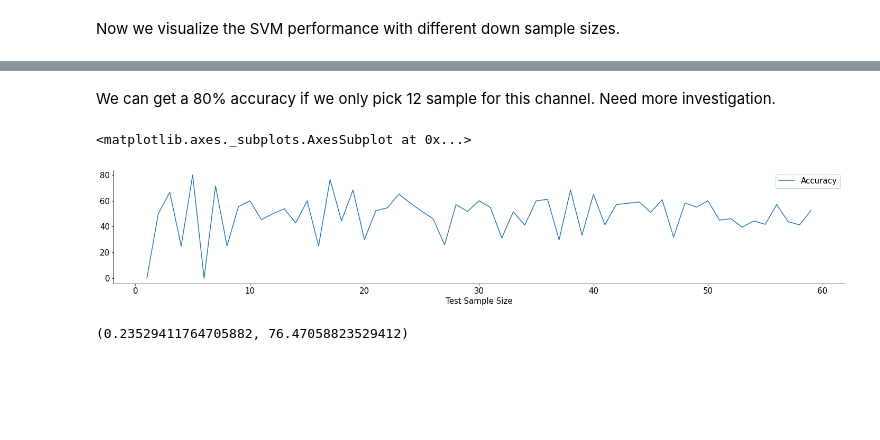
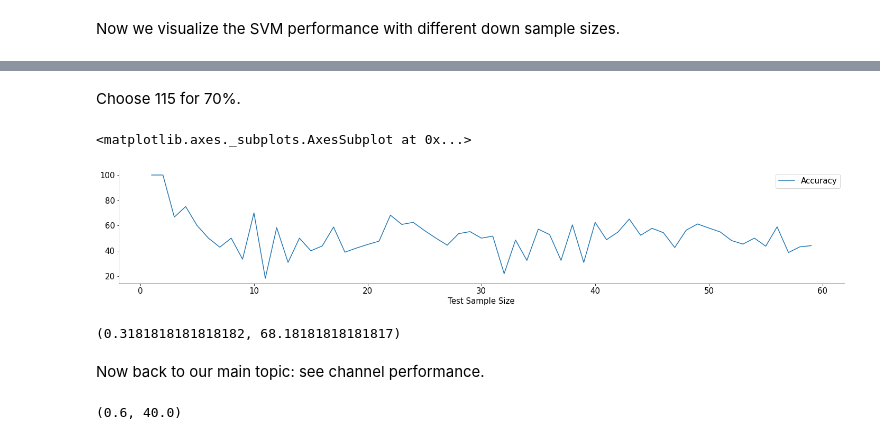
Before and after one commit to TugaAhmed/ECoG_motor_imagery, a Jupyter notebook: projects/ECoG/code/ECoG_workflow.ipynb, the cells around one changed output, grey strips where cells are left out. Saved outputs shown, nothing was run; the diff lists cells and outputs as text; code cells hidden in the pictures; blank space fills up the shorter version.

Commit message:
Update ECoG_workflow.ipynb
Include single channel comparison across participants.

```diff
--- a/projects/ECoG/code/ECoG_workflow.ipynb
+++ b/projects/ECoG/code/ECoG_workflow.ipynb
@@ -62,11 +62,11 @@ def dftime_win(dat):
   dftime = pd.DataFrame(data)
   return dftime
 # %%
-def dat_frame_t(dat, channel_n = 46):
+def dat_frame_t(dat):
   #get dft
   a = dat['V']
   epoch_id=[]
-  for i in range(channel_n):
+  for i in range(a.shape[1]):
     epoch_id.append(i+1)
   epoch_id_array = np.array(epoch_id)
   df = pd.DataFrame(a, columns=epoch_id)
@@ -107,10 +125,12 @@ def get_new_stim_id_array(dat_name, length=60):
     else :
       new_stim_id_array[i] = 1
   return new_stim_id_array
+# %%
+# get data from subject 0, experiment 0
+dat = get_sub_dat(alldat, 6, 1)
+# dat
 # %%
-#get data from subject 0, experiment 0
-dat = get_sub_dat(alldat, 0, 0)
-datf = dat_frame_t(dat, channel_n = 46)
+datf = dat_frame_t(dat)
 dftime = dftime_win(dat)
 # get X and y input for the SVM
 X1 = slice_chan_dat(datf, dftime, 44)
@@ -204,19 +239,21 @@ get_max_row(op_df)
-# %% [markdown]
-We can get a 80% accuracy if we only pick 12 sample for this channel. Need more investigation.
+# %% [markdown]
+Choose 115 for 70%.
 # %%
 op_df_testdat = pd.DataFrame()
 for i in range(1,len(x)):
-  result = SVM_ECoG(x, y, down_samp=True, down_samp_len=157, gam=0.001, C_value=100, test_dat_size=i)
+  result = SVM_ECoG(x, y, down_samp=True, down_samp_len=115, gam=0.001, C_value=100, test_dat_size=i)
   op_sub_dat_df = pd.DataFrame({'Test Sample Size' : [i], 'Accuracy' : result[1]})
   op_df_testdat = pd.concat([op_df_testdat, op_sub_dat_df], axis=0)
 get_max_row(op_df_testdat, pick_max=False, value=70)
 op_df_testdat.plot(x ='Test Sample Size', y='Accuracy', kind = 'line')
 # print(op_df_testdat)
 # %% [output]
 <matplotlib.axes._subplots.AxesSubplot at 0x...>
-[figure, old version]
+[figure, new version]
 # %%
 # optimal argument values by far, with an accuracy of 76.47% for SVM for this channel (channel 44)
-SVM_ECoG(x, y, down_samp=True, down_samp_len=157, gam=0.001, C_value=100, test_dat_size=17)
+SVM_ECoG(x, y, down_samp=True, down_samp_len=115, gam=0.001, C_value=100, test_dat_size=22)
 # %% [output]
-(0.23529411764705882, 76.47058823529412)
+(0.3181818181818182, 68.18181818181817)
+# %% [markdown]
+Now back to our main topic: see channel performance.
@@ -222,0 +271,4 @@ SVM_ECoG(x, y, down_samp=True, down_samp_len=157, gam=0.001, C_value=100, test_d
+# %%
+SVM_ECoG_single_chan(alldat, 5, 1, 43, channel_n = 46, length=60, down_samp=True, down_samp_len=115, gam=0.001, C_value=100, test_dat_size=22)
+# %% [output]
+(0.6, 40.0)
```
Also changed, not shown: parts of 11 cells of this notebook.
